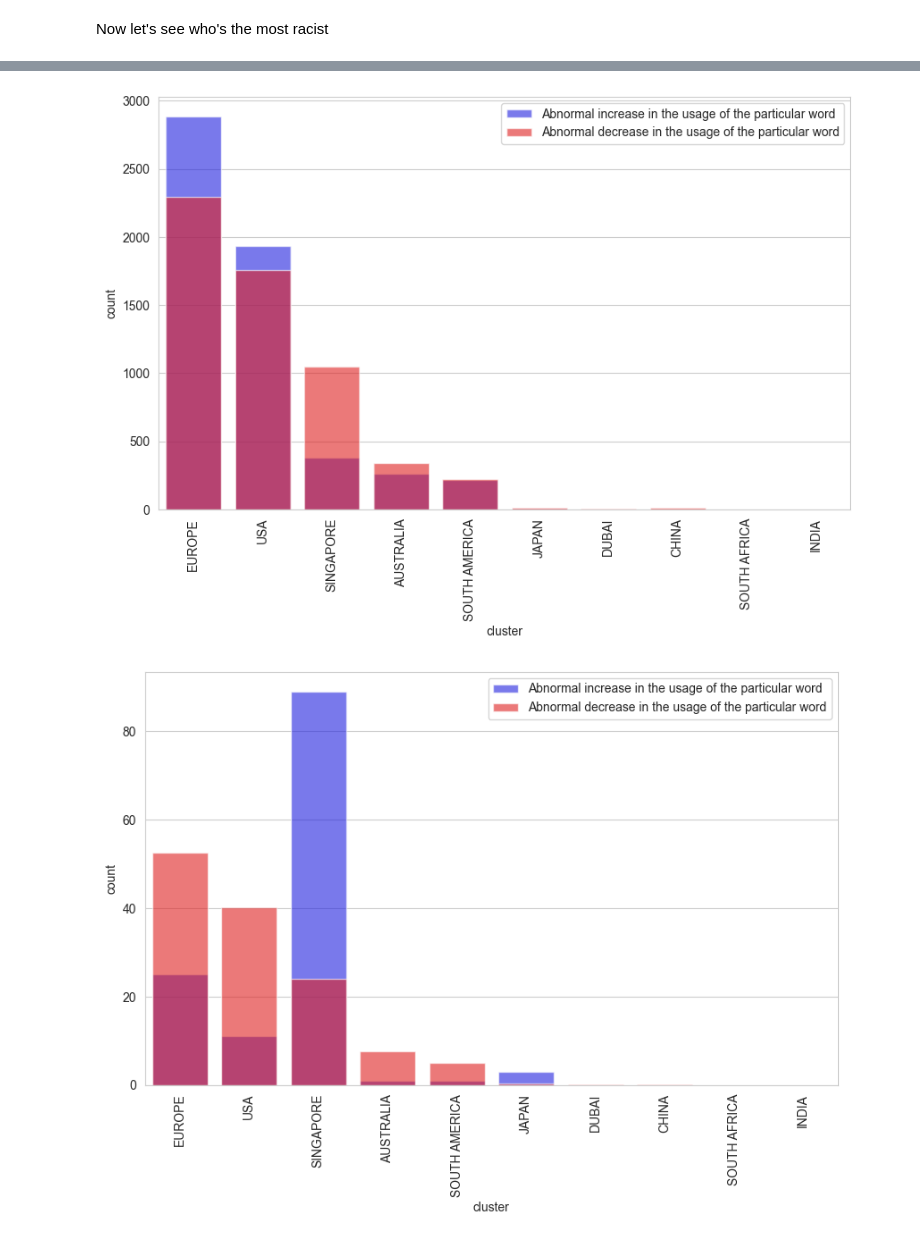
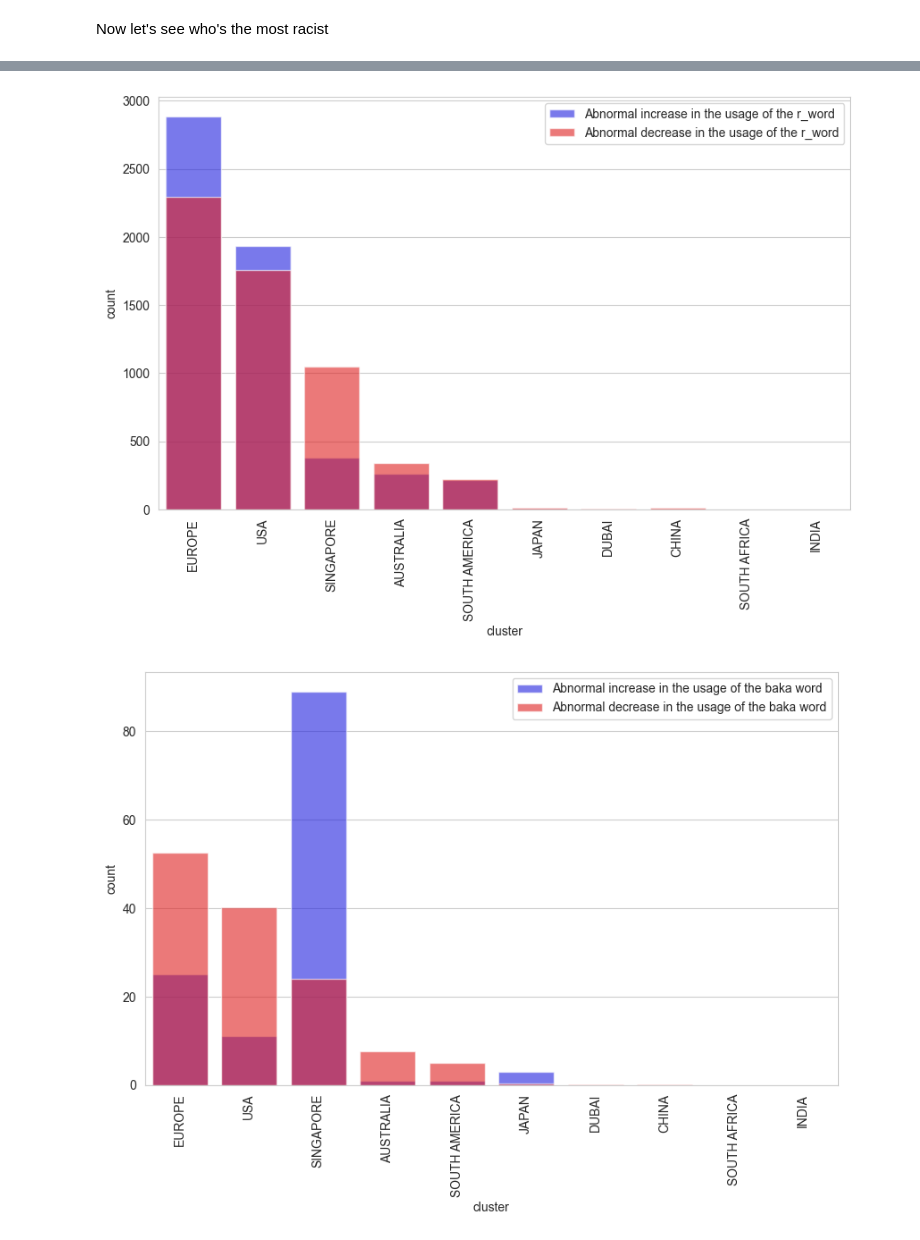
Before and after one commit to Dziadkowiec/Dota-2---large-dataset-analysys, a Jupyter notebook: notebooks/Dota Profanities Analysys.ipynb, the cells around one changed output, grey strips where cells are left out. Saved outputs shown, nothing was run; the diff lists cells and outputs as text; code cells hidden in the pictures.

```diff
--- a/notebooks/Dota Profanities Analysys.ipynb
+++ b/notebooks/Dota Profanities Analysys.ipynb
@@ -316,12 +316,18 @@ def show_dist_of_a_word(word, filter=True):
     df_expected_dist = df_expected_dist.rename(columns= {'cluster': 'region', 'proportion': 'counts'})
     plt.figure(figsize=(10, 6))
     plt.xticks(rotation=90)
-    ax = sns.barplot(x='cluster', y='count', data=df_mapped_2, color='blue', alpha=0.6, label='Abnormal increase in the usage of the particular word', order=cat_order)
-    sns.barplot(x='region', y='counts', data=df_expected_dist, color='red', alpha=0.6, label='Abnormal decrease in the usage of the particular word', ax=ax, order=cat_order)
-    plt.show()
+    if filter == True:
+        ax = sns.barplot(x='cluster', y='count', data=df_mapped_2, color='blue', alpha=0.6, label=f'Abnormal increase in the usage of the {word}', order=cat_order)
+        sns.barplot(x='region', y='counts', data=df_expected_dist, color='red', alpha=0.6, label=f'Abnormal decrease in the usage of the {word}', ax=ax, order=cat_order)
+        plt.show()
+    else:
+        ax = sns.barplot(x='cluster', y='count', data=df_mapped_2, color='blue', alpha=0.6, label=f'Abnormal increase in the usage of the {word} word', order=cat_order)
+        sns.barplot(x='region', y='counts', data=df_expected_dist, color='red', alpha=0.6, label=f'Abnormal decrease in the usage of the {word} word', ax=ax, order=cat_order)
+        plt.show()
     df.loc[:, 'key'] = df.loc[:, 'key'].str.replace('n_word', 'nigger')
     df.loc[:, 'key'] = df.loc[:, 'key'].str.replace('f_word', 'fuck')
     df.loc[:, 'key'] = df.loc[:, 'key'].str.replace('c_word', 'cunt')
+    df.loc[:, 'key'] = df.loc[:, 'key'].str.replace('retard', 'r_word')
 # %% [markdown]
 Since the fucntion in ready, let's play around with it.
 
@@ -345,8 +351,8 @@ show_dist_of_a_word('f_word')
 # %%
 show_dist_of_a_word('r_word')
 # %% [output]
-[figure, old version]
+[figure, new version]
 # %%
-show_dist_of_a_word('baka')
+show_dist_of_a_word('baka', filter= False)
 # %% [output]
-[figure, old version]
+[figure, new version]
```
Also changed, not shown: parts of 4 cells of this notebook.
